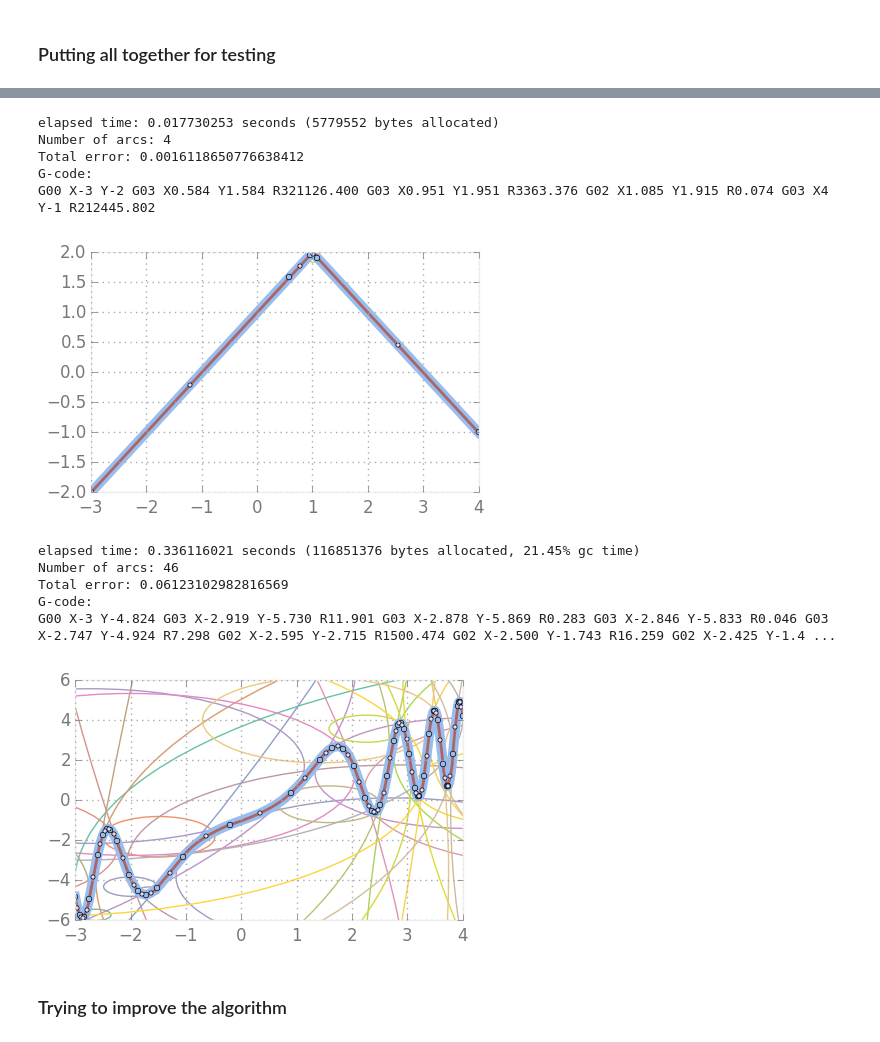
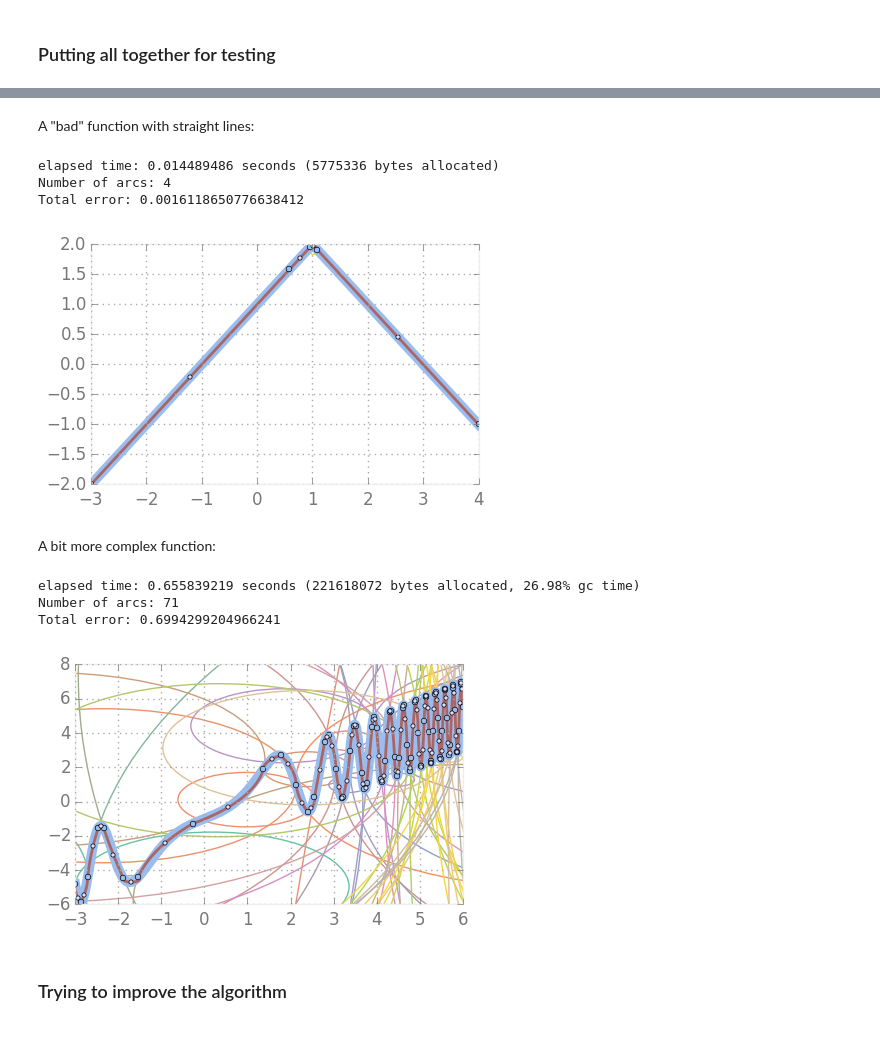
Before and after one commit to rshest/GCode, a Jupyter notebook: GCode.ipynb, the cells around one changed output, grey strips where cells are left out. Cells and saved outputs as stored; diff of their text form; code cells hidden in the pictures.

```diff
--- a/GCode.ipynb
+++ b/GCode.ipynb
@@ -252,0 +290,16 @@ integrate_trapezoidal (generic function with 2 methods)
+# %%
+const NUM_INTEGRATION_SAMPLES = 1000
+function integrate_trapezoidal(f, x1, x2, N = NUM_INTEGRATION_SAMPLES)
+    @assert(N >= 1)
+    dx = (x2 - x1)/N;
+    s0 = (f(x1) + f(x2))/2
+    (s0 + sum([f(clamp(x1 + i*dx, x1, x2)) for i in 1:(N - 1)]))*(x2 - x1)/N
+end
+
+# integrate parabola
+@test_close 2^3/3 integrate_trapezoidal(x -> x^2, 0, 2)
+@test_close 2^3/3 integrate_trapezoidal(x -> x^2, 0, 2, 10000)
+@test_close 2^3/3 integrate_trapezoidal(x -> x^2, 0, 2, 1000000)
+
+# integrate half a circle (offset by 1 upwards from X axis)
+@test_close (pi*3^2/2 + 3*2) integrate_trapezoidal(x -> f_arc(x, [1; 1], 3, true), 1 - 3, 1 + 3, 10000)
@@ -303,3 +385,11 @@ function err1(f, arc::ArcSeg)
     end
     res
 end
+
+f(x) = 2
+@test is_close(2 - pi/2, err1(f, ArcSeg([1; 1], 1, 0, 2, true, 0.1)), 1e-4)
+
+arc = ArcSeg([1; 1], 1, 0.5, 1.5, true, 0.1)
+d = f_arc(0.5, arc.c, arc.R)
+f(x) = d
+@test is_close(pi - circle_segment_area(d, 1), err1(f, arc), 1e-4)
@@ -414,3 +503,6 @@ function make_g_code(arcs, rformat=true, split_lines=true)
     fa1 = f_arc(a1.a, a1.c, a1.R, a1.convex)
     "G00 X$(fmt(a1.a)) Y$(fmt(fa1)) " * join(map(arc2g, arcs), " ")
 end
+
+arc = ArcSeg([1; 1], 1, 0, 2, true, 0.1)
+@test "G00 X0 Y1 G02 X2 Y1 R1" == make_g_code([arc], true, false)
@@ -572,10 +687,16 @@ plot_arc_interp(f, range, fit_arcs(f, range, 0.1))
 # %%
-function test_arc_interp(f, range, tolerance = 0.1, pick_middle_pt = pick_center_pt)
+err_total(f, arcs) = sum([err1(f, arc) for arc in arcs])
+
+function test_arc_interp(f, range, tolerance = 0.1, print_g_code = true, pick_middle_pt = pick_center_pt)
     @time arcs = fit_arcs(f, range, tolerance, pick_middle_pt)
     println("Number of arcs: $(length(arcs))")
     println("Total error: $(err_total(f, arcs))")
     plot_arc_interp(f, range, arcs)
-    gcode = make_g_code(arcs, true, false)
-    println("G-code:\n$(gcode)")
+    if print_g_code
+        gcode = make_g_code(arcs, true, false)
+        println("G-code:\n$(gcode)")
+    end
 end
+
+test_arc_interp(x-> 6x^2 + 4x - 8, [-4 4], 0.1, false)
 # %% [output]
@@ -600,21 +724,21 @@ G00 X-4 Y72 G03 X-0.723 Y-7.755 R1009.201 G03 X2.300 Y8.895 R114.187 G03 X4 Y104
 [figure]
+# %% [markdown]
+A "bad" function with straight lines:
 # %%
-test_arc_interp(x -> -abs(x - 1) + 2, [-3 4], 0.1)
+test_arc_interp(x -> -abs(x - 1) + 2, [-3 4], 0.1, false)
 # %% [output]
-elapsed time: 0.017730253 seconds (5779552 bytes allocated)
+elapsed time: 0.014489486 seconds (5775336 bytes allocated)
 Number of arcs: 4
 Total error: 0.0016118650776638412
-G-code:
-G00 X-3 Y-2 G03 X0.584 Y1.584 R321126.400 G03 X0.951 Y1.951 R3363.376 G02 X1.085 Y1.915 R0.074 G03 X4 Y-1 R212445.802
 [figure]
+# %% [markdown]
+A bit more complex function:
 # %%
-test_arc_interp(x -> 2sin(x^3/3) + x - 1, [-3 4], 0.1)
+test_arc_interp(x -> 2sin(x^3/3) + x - 1, [-3 6], 1.0, false)
 # %% [output]
-elapsed time: 0.336116021 seconds (116851376 bytes allocated, 21.45% gc time)
-Number of arcs: 46
-Total error: 0.06123102982816569
-G-code:
-G00 X-3 Y-4.824 G03 X-2.919 Y-5.730 R11.901 G03 X-2.878 Y-5.869 R0.283 G03 X-2.846 Y-5.833 R0.046 G03 X-2.747 Y-4.924 R7.298 G02 X-2.595 Y-2.715 R1500.474 G02 X-2.500 Y-1.743 R16.259 G02 X-2.425 Y-1.4 ...
+elapsed time: 0.655839219 seconds (221618072 bytes allocated, 26.98% gc time)
+Number of arcs: 71
+Total error: 0.6994299204966241
-[figure, old version]
+[figure, new version]
 # %% [markdown]
 ### Trying to improve the algorithm
```
Also changed, not shown: parts of 81 cells of this notebook, 1 other file.
